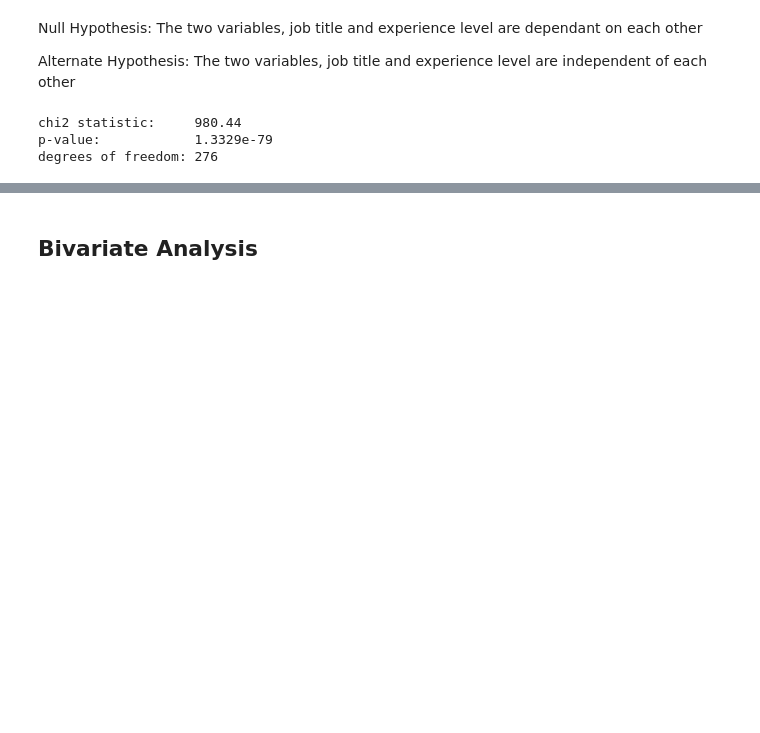
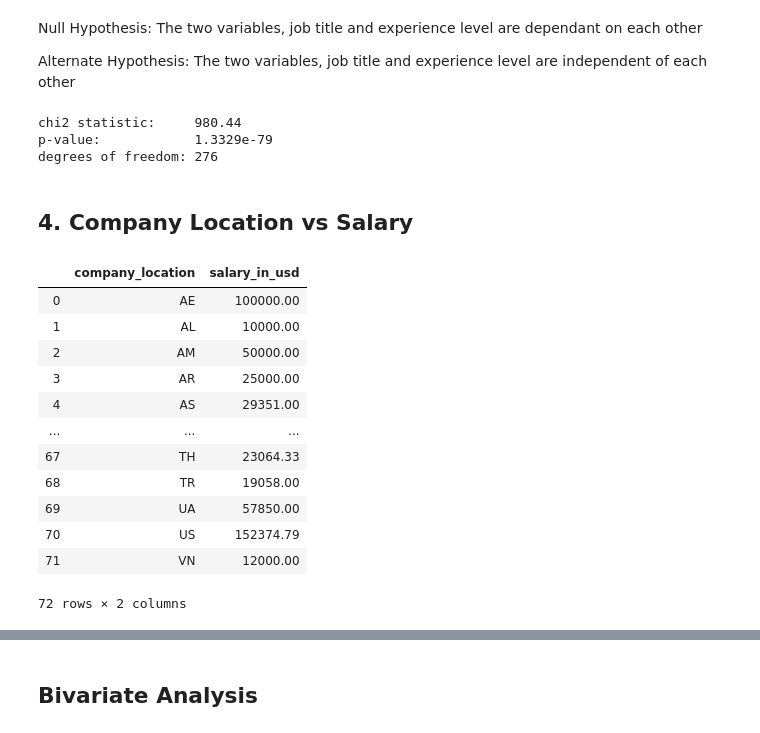
Before and after one commit to garimac12/project_acai, a Jupyter notebook: PROJECT_SW.ipynb, the cells around one changed output, grey strips where cells are left out. Drawn from its saved outputs; the diff is of its cells as text; code cells hidden in the pictures; blank space fills up the shorter version.

```diff
--- a/PROJECT_SW.ipynb
+++ b/PROJECT_SW.ipynb
@@ -243,3 +244,23 @@ print(f"degrees of freedom: {dof}")
 chi2 statistic:     980.44
 p-value:            1.3329e-79
 degrees of freedom: 276
+# %% [markdown]
+## 4. Company Location vs Salary
+# %%
+comp_loc = df.groupby("company_location")["salary_in_usd"].mean().reset_index()
+comp_loc = round(comp_loc,2)
+comp_loc
+# %% [output]
+|  | company_location | salary_in_usd |
+| 0 | AE | 100000.00 |
+| 1 | AL | 10000.00 |
+| 2 | AM | 50000.00 |
+| 3 | AR | 25000.00 |
+| 4 | AS | 29351.00 |
+| ... | ... | ... |
+| 67 | TH | 23064.33 |
+| 68 | TR | 19058.00 |
+| 69 | UA | 57850.00 |
+| 70 | US | 152374.79 |
+| 71 | VN | 12000.00 |
+72 rows × 2 columns
```
Also changed, not shown: parts of 11 cells of this notebook.
